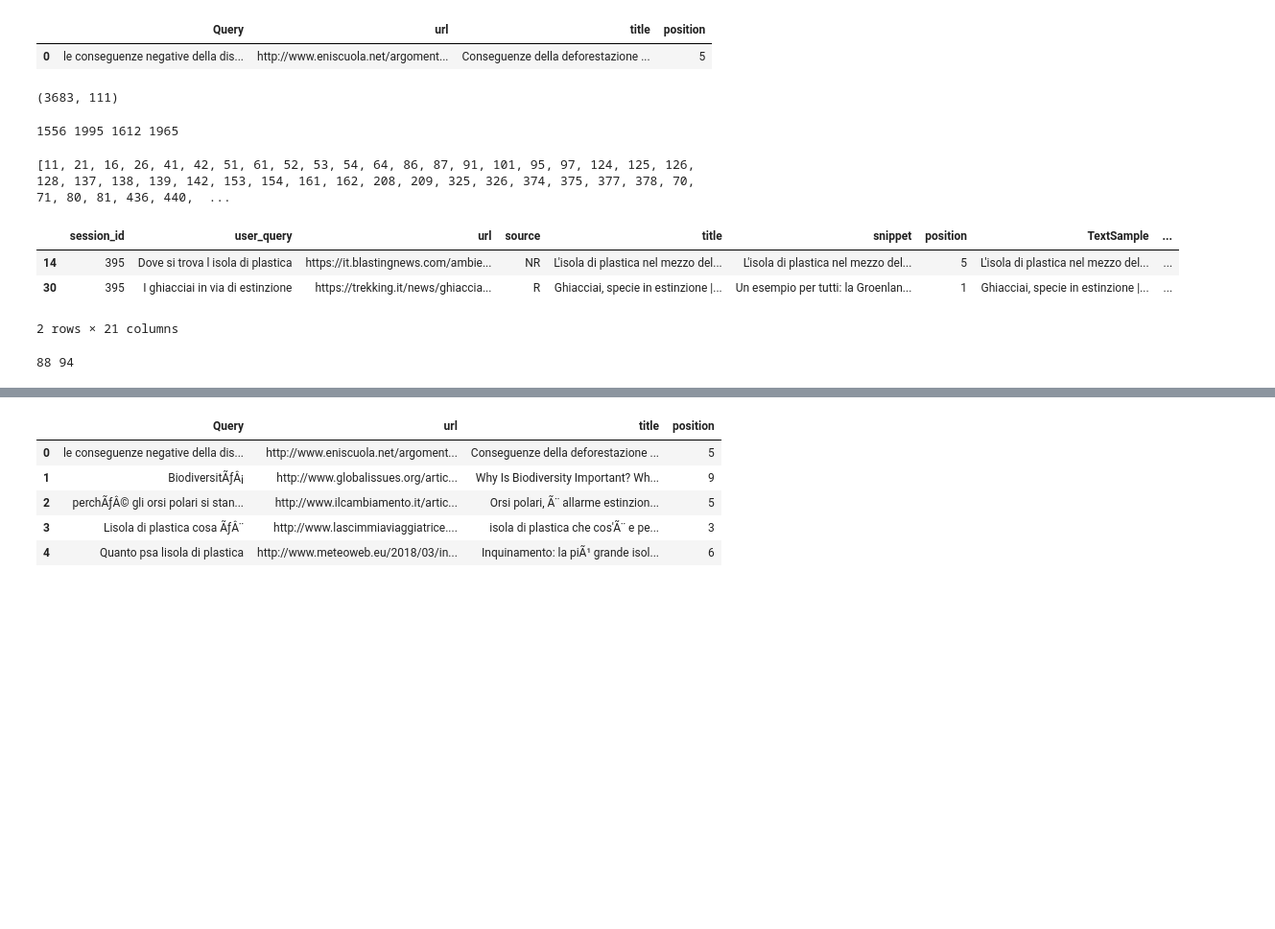
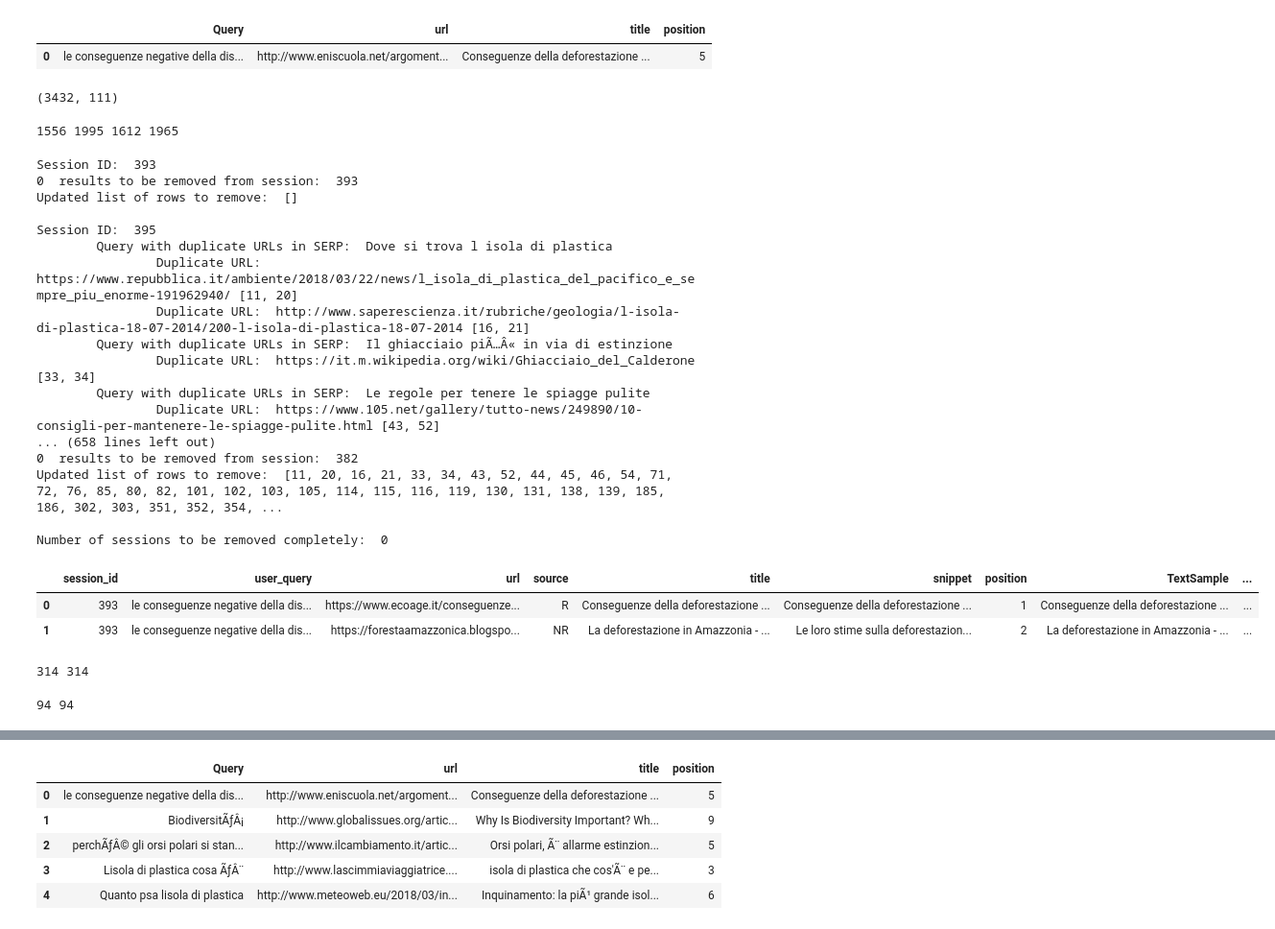
Before and after one commit to SOLandChildren/IR4Good2026, a Jupyter notebook: data_preprocessing.ipynb, the cells around one changed output, grey strips where cells are left out. Shown at 96% size. Drawn from its saved outputs; the diff is of its cells as text; code cells hidden in the pictures; blank space fills up the shorter version.

```diff
--- a/data_preprocessing.ipynb
+++ b/data_preprocessing.ipynb
@@ -11,8 +11,11 @@ emotional_rel_df = pd.read_excel("./data/QL_IT_oct__exp_on_results.xlsx")
 relevance_df = pd.concat([relevance_df_1, relevance_df_2, relevance_df_3, rel_df_other, emotional_rel_df])
 # relevance_df = pd.concat([relevance_df_1, relevance_df_2, relevance_df_3])
 relevance_df["user_query"] = [query.strip() for query in relevance_df["user_query"]] # removing leading/trailing white spaces in queries
-relevance_df.drop(["target"], axis=1, inplace=True)
+relevance_df = relevance_df[['session_id', 'user_query', 'url', 'source', 'title', 'snippet',
+       'position', 'TextSample', 'TextSample-Tokenized',
+       'tagged_TextSample-Tokenized']]
 relevance_df.drop_duplicates(inplace=True)
+relevance_df.reset_index(drop=True, inplace=True)
 relevance_df.to_excel("./data/search_results.xlsx", index=False)
 
 clicked_df_1 = pd.read_excel("./data/QL_Oct 7_clicked.xlsx")
@@ -21,6 +24,7 @@ clicked_df_3 = pd.read_excel("./data/QL_Oct 10_clicked.xlsx")
 clicked_df = pd.concat([clicked_df_1, clicked_df_2, clicked_df_3])
 clicked_df["Query"] = [query.strip() for query in clicked_df["Query"]] # removing leading/trailing white spaces in queries
 clicked_df.drop_duplicates(inplace=True)
+clicked_df.reset_index(drop=True, inplace=True)
 clicked_df.to_excel("./data/clicked_results.xlsx", index=False)
 # %%
 print(len(clicked_df_1["Query"].unique()), len(clicked_df_2["Query"].unique()), len(clicked_df_3["Query"].unique()))
@@ -46,7 +56,7 @@ clicked_df.head(1)
 # %%
 len(relevance_df), len(clicked_df)
 # %% [output]
-(3683, 111)
+(3432, 111)
 # %%
 def get_search_session_stats(relevance_df, df_name):
     session_stats = []
@@ -68,28 +78,64 @@ print(len(relevance_df["url"].unique()), len(relevance_df["TextSample"].unique()
 1556 1995 1612 1965
 # %%
 rows_to_remove = []
+full_session_removed = []
 
 for session_id in relevance_df["session_id"].unique():
     search_session = relevance_df.loc[relevance_df["session_id"]==session_id] # search results for a session id
+    print("Session ID: ", session_id)
+    duplicate_counter = 0
     for query in search_session["user_query"].unique():
-        search_results = search_session.loc[search_session["user_query"]==query] # search results for a query within a session
+        search_results = relevance_df.loc[(relevance_df["session_id"]==session_id) & (relevance_df["user_query"]==query)] # search results for a query within a session
         if len(search_results) != len(search_results["url"].unique()): # check if the same webpage appeared more than once in the SERP for query during a given session
+            print("\tQuery with duplicate URLs in SERP: ", query)
             for url in search_results["url"].unique():
-                if len(search_results.loc[search_results["url"]==url]) > 1:
-                    rows_to_remove += list(search_results.loc[search_results["url"]==url].index)
+                if len(relevance_df.loc[(relevance_df["session_id"]==session_id) & (relevance_df["user_query"]==query) & (relevance_df["url"]==url)]) > 1:
+                    rows_to_remove += list(relevance_df.loc[(relevance_df["session_id"]==session_id) & (relevance_df["user_query"]==query) & (relevance_df["url"]==url)].index)
+                    print("\t\tDuplicate URL: ", url, list(relevance_df.loc[(relevance_df["session_id"]==session_id) & (relevance_df["user_query"]==query) & (relevance_df["url"]==url)].index))
+                    duplicate_counter += len(list(relevance_df.loc[(relevance_df["session_id"]==session_id) & (relevance_df["user_query"]==query) & (relevance_df["url"]==url)].index))
+    print(duplicate_counter," results to be removed from session: ", session_id)
+    if duplicate_counter==len(search_session):
+        print("*******************************************")
+        print("WARNING!! Full session ", session_id, " has to be removed")
+        full_session_removed.append(session_id)
+        print("*******************************************")
+    print("Updated list of rows to remove: ", rows_to_remove)
+    print()
 
-print(rows_to_remove)
-relevance_df_cleaned = relevance_df.drop(rows_to_remove)
+print("Number of sessions to be removed completely: ", len(full_session_removed))
+
+relevance_df_cleaned = relevance_df.drop(relevance_df.index[rows_to_remove])
+relevance_df_cleaned.reset_index(inplace=True, drop=True)
+relevance_df_cleaned.to_excel("./data/search_results_cleaned.xlsx", index=False)
 relevance_df_cleaned.head(2)
 # %% [output]
-[11, 21, 16, 26, 41, 42, 51, 61, 52, 53, 54, 64, 86, 87, 91, 101, 95, 97, 124, 125, 126, 128, 137, 138, 139, 142, 153, 154, 161, 162, 208, 209, 325, 326, 374, 375, 377, 378, 70, 71, 80, 81, 436, 440,  ...
+Session ID:  393
+0  results to be removed from session:  393
+Updated list of rows to remove:  []
+
+Session ID:  395
+        Query with duplicate URLs in SERP:  Dove si trova l isola di plastica
+                Duplicate URL:  https://www.repubblica.it/ambiente/2018/03/22/news/l_isola_di_plastica_del_pacifico_e_sempre_piu_enorme-191962940/ [11, 20]
+                Duplicate URL:  http://www.saperescienza.it/rubriche/geologia/l-isola-di-plastica-18-07-2014/200-l-isola-di-plastica-18-07-2014 [16, 21]
+        Query with duplicate URLs in SERP:  Il ghiacciaio piÃ…Â« in via di estinzione
+                Duplicate URL:  https://it.m.wikipedia.org/wiki/Ghiacciaio_del_Calderone [33, 34]
+        Query with duplicate URLs in SERP:  Le regole per tenere le spiagge pulite
+                Duplicate URL:  https://www.105.net/gallery/tutto-news/249890/10-consigli-per-mantenere-le-spiagge-pulite.html [43, 52]
+... (658 lines left out)
+0  results to be removed from session:  382
+Updated list of rows to remove:  [11, 20, 16, 21, 33, 34, 43, 52, 44, 45, 46, 54, 71, 72, 76, 85, 80, 82, 101, 102, 103, 105, 114, 115, 116, 119, 130, 131, 138, 139, 185, 186, 302, 303, 351, 352, 354, ...
+
+Number of sessions to be removed completely:  0
 |  | session_id | user_query | url | source | title | snippet | position | TextSample | ... |
-| 14 | 395 | Dove si trova l isola di plastica | https://it.blastingnews.com/ambie... | NR | L'isola di plastica nel mezzo del... | L'isola di plastica nel mezzo del... | 5 | L'isola di plastica nel mezzo del... | ... |
-| 30 | 395 | I ghiacciai in via di estinzione | https://trekking.it/news/ghiaccia... | R | Ghiacciai, specie in estinzione |... | Un esempio per tutti: la Groenlan... | 1 | Ghiacciai, specie in estinzione |... | ... |
+| 0 | 393 | le conseguenze negative della dis... | https://www.ecoage.it/conseguenze... | R | Conseguenze della deforestazione ... | Conseguenze della deforestazione ... | 1 | Conseguenze della deforestazione ... | ... |
+| 1 | 393 | le conseguenze negative della dis... | https://forestaamazzonica.blogspo... | NR | La deforestazione in Amazzonia - ... | Le loro stime sulla deforestazion... | 2 | La deforestazione in Amazzonia - ... | ... |
-2 rows × 21 columns
 # %%
 get_search_session_stats(relevance_df=relevance_df_cleaned, df_name="relevance_df_cleaned")
+# %%
+print(len(rows_to_remove), len(relevance_df)-len(relevance_df_cleaned))
+# %% [output]
+314 314
 # %%
 print(len(relevance_df_cleaned["session_id"].unique()), len(relevance_df["session_id"].unique()))
 # %% [output]
-88 94
+94 94
```
Also changed, not shown: parts of 42 cells of this notebook, 56 other files.
